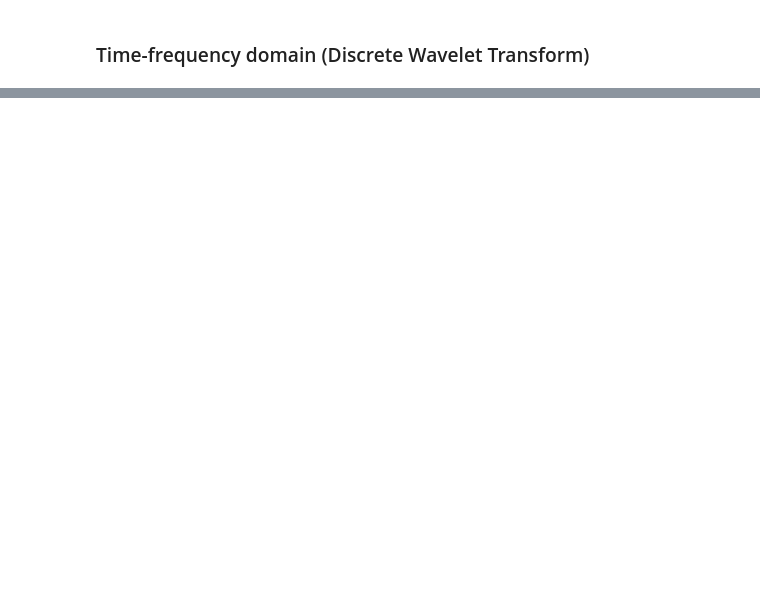
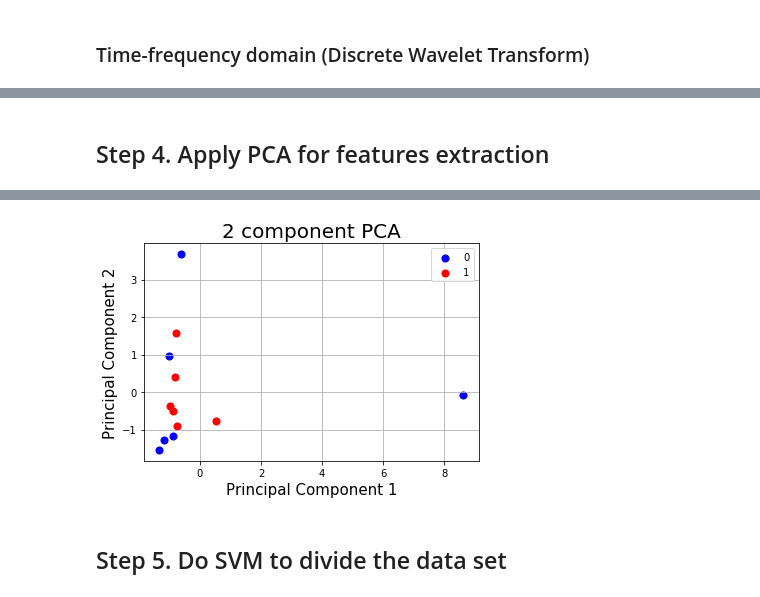
Before and after one commit to ViktoriiaGaidar/PhD-Work, a Jupyter notebook: MouseDataset Analysis.ipynb, the cells around one changed output, grey strips where cells are left out. Drawn from its saved outputs; the diff is of its cells as text; code cells hidden in the pictures; blank space fills up the shorter version.

```diff
--- a/MouseDataset Analysis.ipynb
+++ b/MouseDataset Analysis.ipynb
@@ -354,0 +663,69 @@ def skew_signal(t, u_x, e):
+# %% [markdown]
+## Step 4. Apply PCA for features extraction
+# %%
+import pandas as pd
+import numpy as np
+
+name = "131010_002[1-425]"
+file_name = name +"_features_labeled.xlsx"
+feature_names = ["mean_signal", "std_signal","mean_square_signal", "Skewness", "WvMean_cA",
+         "WvMean_cD", "WvStdDeviation_cA","WvStdDeviation_cD",
+         "WvApprEnergy_cA", "WvApprEnergy_cD"]
+all_names = ["labels","mean_signal", "std_signal","mean_square_signal", "Skewness", "WvMean_cA",
+         "WvMean_cD", "WvStdDeviation_cA","WvStdDeviation_cD",
+         "WvApprEnergy_cA", "WvApprEnergy_cD"]
+
+#open and read the .xlsx file
+labeled_features_frame = pd.read_excel(file_name, names = all_names)
+
+# ------ Standartise the data so we can do PCA on the same values ------ #
+from sklearn.preprocessing import StandardScaler
+features = feature_names
+
+#separating out the features and target
+x = labeled_features_frame.loc[:,features].values
+y = labeled_features_frame.loc[:,"labels"].values
+
+#Standardizing the features
+x = StandardScaler().fit_transform(x)
+print(x)
+# ---------------------------------------------------------------------- #
+
+# ---------------------------- Do PCA decomposition  ------------------- #
+from sklearn.decomposition import PCA
+pca = PCA(n_components =2)
+principalComponents = pca.fit_transform(x)
+principalDf = pd.DataFrame(data = principalComponents,
+                           columns = ["PCA 1", "PCA 2"])
+finalDf = pd.concat([principalDf, labeled_features_frame[["labels"]]], axis=1)
+print(finalDf)
+pca1_min = min(principalDf["PCA 1"]); pca1_max = max(principalDf["PCA 1"])
+print(pca1_min); print(pca1_max)
+pca2_min = min(principalDf["PCA 2"]); pca2_max = max(principalDf["PCA 2"])
+# ---------------------------------------------------------------------- #
+
+# ---------------------------- Visualize PCA   ------------------- #
+import matplotlib.pyplot as plt
+
+fig = plt.figure()
+ax = fig.add_subplot(1,1,1)
+ax.set_xlabel('Principal Component 1', fontsize = 15)
+ax.set_ylabel('Principal Component 2', fontsize = 15)
+ax.set_title('2 component PCA', fontsize = 20)
+#ax.set_xlim([pca1_min, pca1_max])
+#ax.set_ylim([pca2_min, pca2_max])
+
+targets = [0, 1]
+colors = ['b', 'r']
+for target, color in zip(targets,colors):
+    indicesToKeep = finalDf["labels"] == target
+    ax.scatter(finalDf.loc[indicesToKeep, "PCA 1"]
+               ,finalDf.loc[indicesToKeep, "PCA 2"]
+               , c = color
+               , s = 50)
+ax.legend(targets)
+ax.grid()
+
+
+# ---------------------------------------------------------------------- #
+# %% [output]
@@ -354,0 +749,3 @@ def skew_signal(t, u_x, e):
+[figure, added]
+# %% [markdown]
+## Step 5. Do SVM to divide the data set
```
Also changed, not shown: parts of 20 cells of this notebook, 3 other files.
